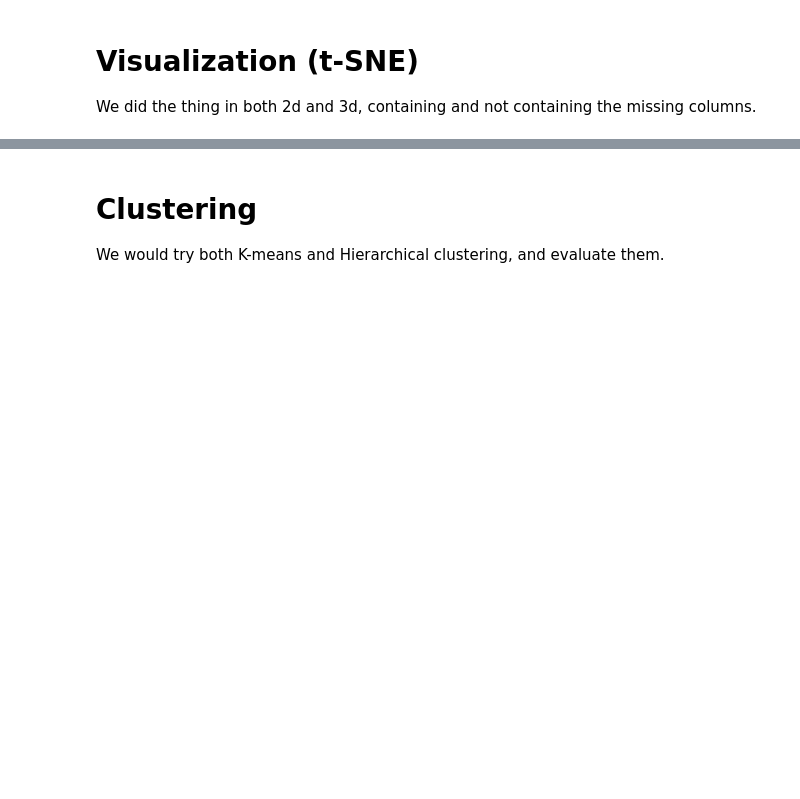
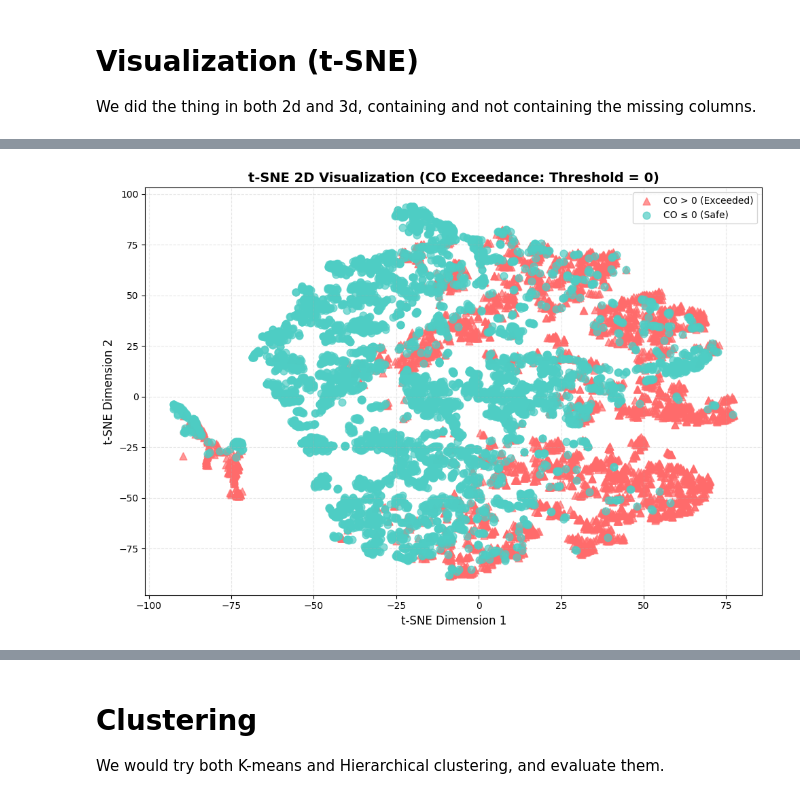
Before and after one commit to DDRP674/temp00, a Jupyter notebook: notebook.ipynb, the cells around one changed output, grey strips where cells are left out. Drawn from its saved outputs; the diff is of its cells as text; code cells hidden in the pictures; blank space fills up the shorter version.

```diff
--- a/notebook.ipynb
+++ b/notebook.ipynb
@@ -264,0 +146,85 @@ Without the missing columns
+# %%
+set_seed(SEED)
+
+def tsne_visualization(tsne_features, df, name=""):
+    tsne_2d = TSNE(
+        n_components=2,
+        perplexity=30,
+        random_state=SEED,
+        n_iter=1000
+    )
+    tsne_2d_result = tsne_2d.fit_transform(tsne_features)
+
+    tsne_3d = TSNE(
+        n_components=3,
+        perplexity=30,
+        random_state=SEED,
+        n_iter=1000
+    )
+    tsne_3d_result = tsne_3d.fit_transform(tsne_features)
+
+    colors = {"CO ≤ 0 (Safe)": "#4ECDC4", "CO > 0 (Exceeded)": "#FF6B6B"}
+    markers = {"CO ≤ 0 (Safe)": "o", "CO > 0 (Exceeded)": "^"}
+
+    plt.figure(figsize=(10, 7))
+    for label in df['CO_Label'].dropna().unique():
+        mask = df['CO_Label'] == label
+        plt.scatter(
+            tsne_2d_result[mask, 0],
+            tsne_2d_result[mask, 1],
+            c=colors[label],
+            marker=markers[label],
+            label=label,
+            alpha=0.7,
+            s=60
+        )
+
+    plt.title("t-SNE 2D Visualization (CO Exceedance: Threshold = 0)", fontsize=14, fontweight="bold")
+    plt.xlabel("t-SNE Dimension 1", fontsize=12)
+    plt.ylabel("t-SNE Dimension 2", fontsize=12)
+    plt.legend(loc="best", fontsize=10)
+    plt.grid(alpha=0.3, linestyle="--")
+    plt.tight_layout()
+    plt.savefig(f"tsne_2d_air_quality_{name}.png", dpi=300, bbox_inches="tight")
+    plt.show()
+
+    fig = plt.figure(figsize=(12, 8))
+    ax = fig.add_subplot(111, projection="3d")
+
+    for label in df['CO_Label'].dropna().unique():
+        mask = df['CO_Label'] == label
+        ax.scatter(
+            tsne_3d_result[mask, 0],
+            tsne_3d_result[mask, 1],
+            tsne_3d_result[mask, 2],
+            c=colors[label],
+            marker=markers[label],
+            label=label,
+            alpha=0.7,
+            s=60
+        )
+
+    ax.set_title("t-SNE 3D Visualization (CO Exceedance: Threshold = 0)", fontsize=14, fontweight="bold", y=1.02)
+    ax.set_xlabel("t-SNE Dimension 1", fontsize=12, labelpad=10)
+    ax.set_ylabel("t-SNE Dimension 2", fontsize=12, labelpad=10)
+    ax.set_zlabel("t-SNE Dimension 3", fontsize=12, labelpad=10)
+
+    ax.legend(loc="center left", bbox_to_anchor=(1.05, 0.5), fontsize=10, frameon=False)
+    plt.subplots_adjust(right=0.8)
+    plt.tight_layout()
+    plt.savefig(f"tsne_3d_air_quality_{name}.png", dpi=300, bbox_inches="tight")
+    plt.show()
+
+df = pd.read_csv("./AirQuality_processed.csv")
+
+df['CO_Label'] = np.where(df['CO(GT)'] > 0, "CO > 0 (Exceeded)", "CO ≤ 0 (Safe)")
+
+exclude_cols = ["Date", "Time", "Hour", "Time_Label", "CO(GT)", "CO_Label"]
+
+tsne_features_without_missing = df.drop(
+    [col for col in df.columns if col in exclude_cols or col.endswith("_missing")],
+    axis=1
+)
+tsne_visualization(tsne_features_without_missing, df, "without_missing_CO")
+# %% [output]
+[figure, added]
```
Also changed, not shown: parts of 10 cells of this notebook, 11 other files.
